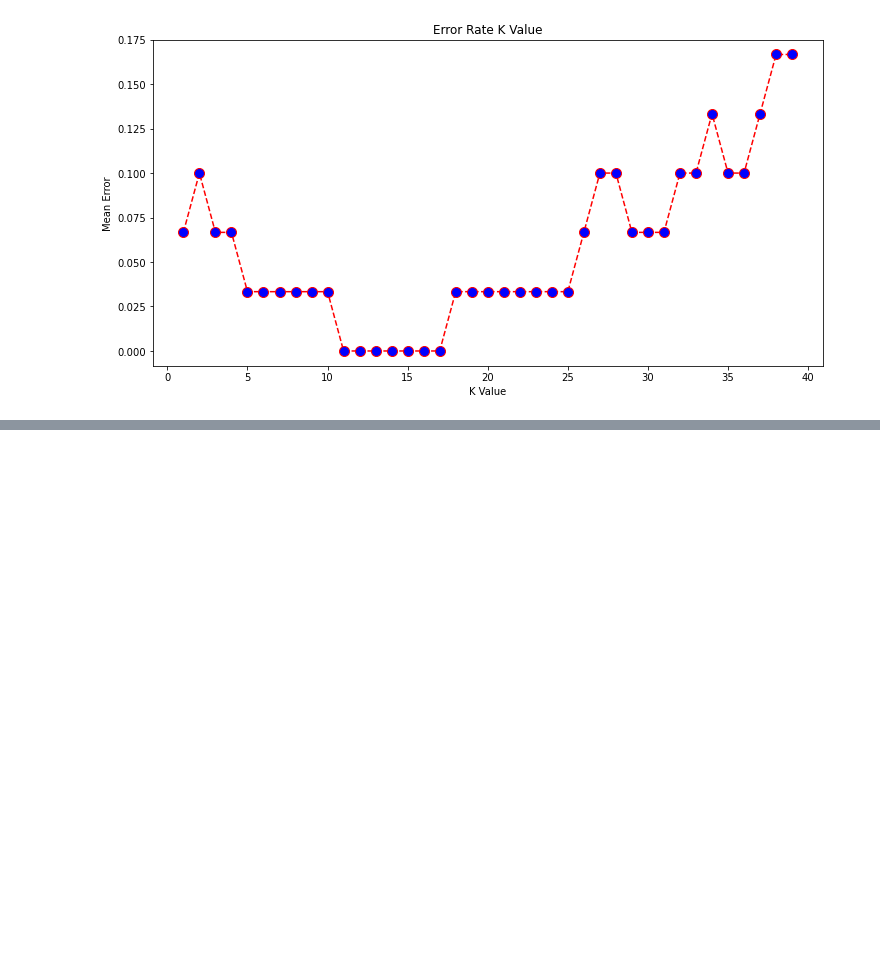
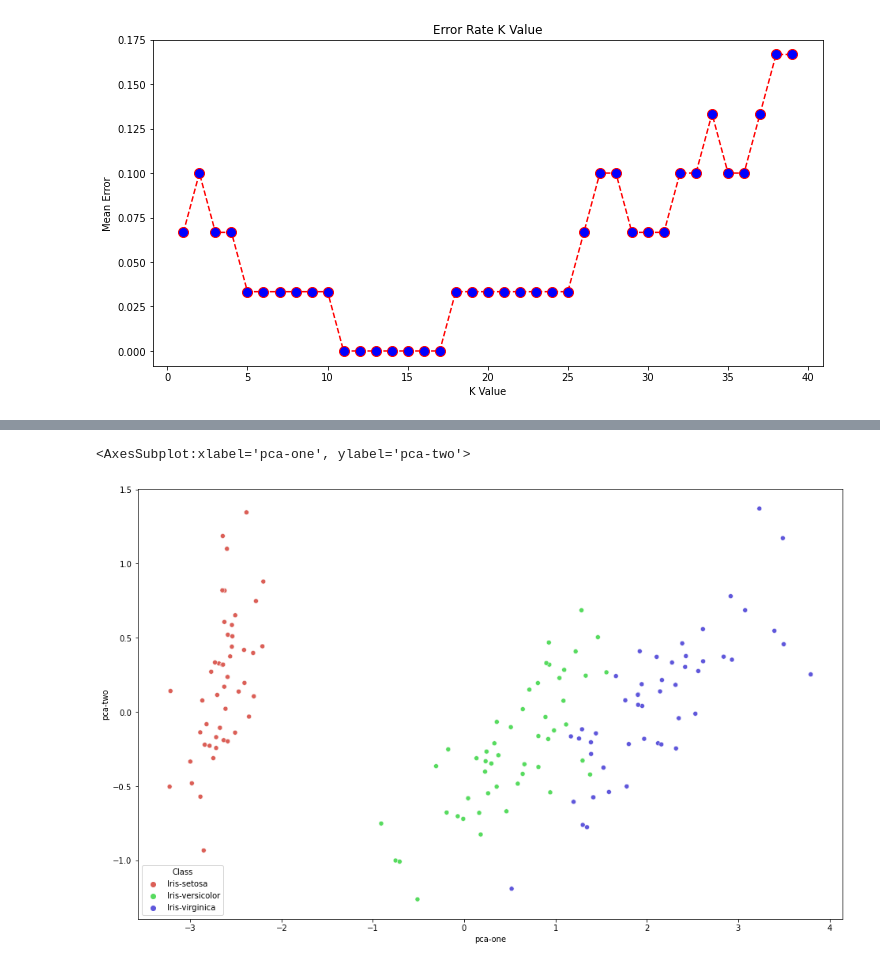
Before and after one commit to MatthiasRathbun/COT3100-Final-Project, a Jupyter notebook: KNN.ipynb, the cells around one changed output, grey strips where cells are left out. Saved outputs shown, nothing was run; the diff lists cells and outputs as text; code cells hidden in the pictures; blank space fills up the shorter version.

```diff
--- a/KNN.ipynb
+++ b/KNN.ipynb
@@ -83,0 +89,5 @@ Text(0, 0.5, 'Mean Error')
+# %%
+X_reduced = PCA(n_components=2).fit_transform(X)
+# %%
+df['pca-one'] = X_reduced [:,0]
+df['pca-two'] = X_reduced [:,1]
@@ -83,0 +110,13 @@ Text(0, 0.5, 'Mean Error')
+# %%
+plt.figure(figsize=(16,10))
+sns.scatterplot(
+    x="pca-one", y="pca-two",
+    hue="Class",
+    palette=sns.color_palette("hls", 3),
+    data=df,
+    legend="full",
+    alpha=1
+)
+# %% [output]
+<AxesSubplot:xlabel='pca-one', ylabel='pca-two'>
+[figure, added]
```
Also changed, not shown: parts of 7 cells of this notebook, 3 other files.
